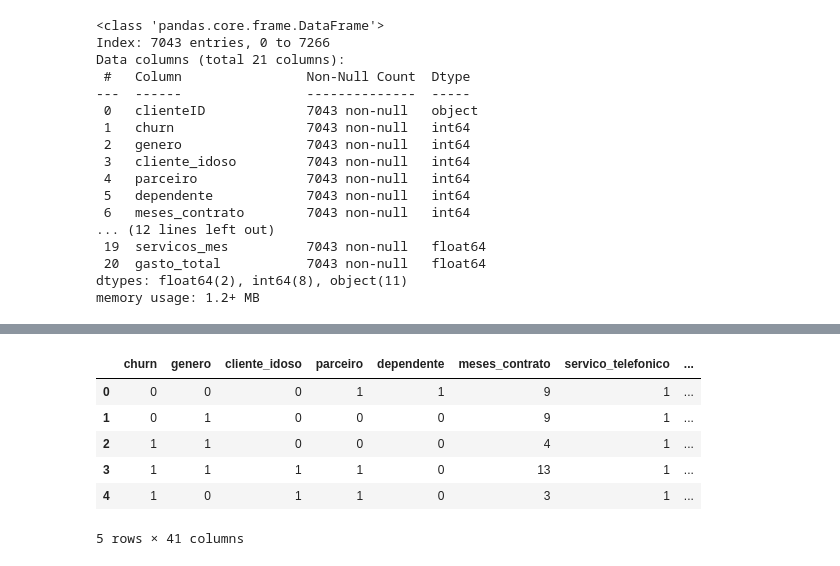
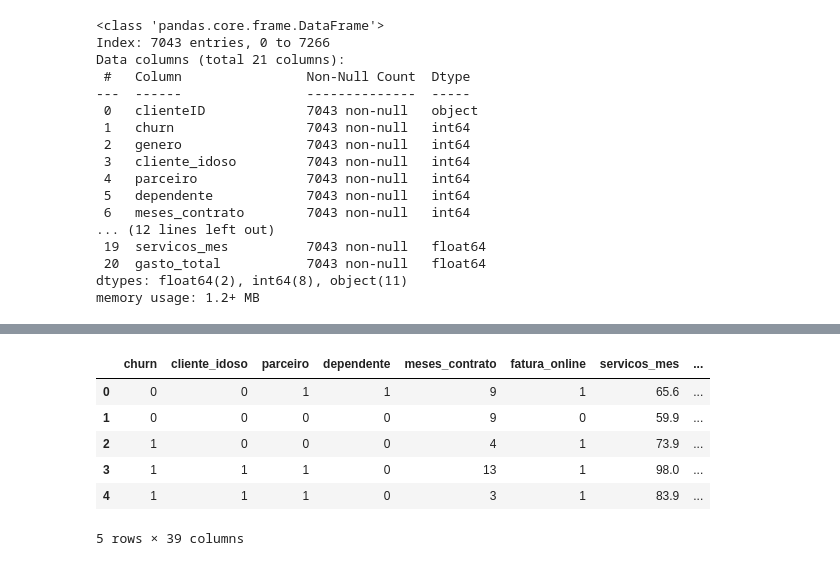
Before and after one commit to Mathsnts18/challenge_alura-novexus, a Jupyter notebook: novexus_churn_rate.ipynb, the cells around one changed output, grey strips where cells are left out. Saved outputs shown, nothing was run; the diff lists cells and outputs as text; code cells hidden in the pictures.

```diff
--- a/novexus_churn_rate.ipynb
+++ b/novexus_churn_rate.ipynb
@@ -443,3 +444,6 @@ O `gasto_total` é bastante relacionada com as colunas `meses_contrato` e `servi
+# %%
+df = df_normalizado.copy()
+df = df.drop(['clienteID', 'genero', 'servico_telefonico'], axis= 1)
 # %% [markdown]
 Com o código executado anteriormente, transformamos variáveis categóricas de 2 valores em binárias.
 
@@ -464,6 +468,3 @@ Data columns (total 21 columns):
  20  gasto_total           7043 non-null   float64
 dtypes: float64(2), int64(8), object(11)
 memory usage: 1.2+ MB
-# %%
-df = df_normalizado.copy()
-df = df.drop('clienteID', axis= 1)
@@ -474,30 +475,17 @@ from sklearn.preprocessing import OneHotEncoder
 # %%
 # Fazendo uma lista das variáveis categoricas
+categ_cols = list(df.select_dtypes('object').columns)
 
-categ_cols = list(df.select_dtypes('object').columns)
+# Criando os dummies
+df_dummies = pd.get_dummies(df[categ_cols], prefix=categ_cols, dtype= 'float')
+df = pd.concat([df, df_dummies], axis=1)
+df.drop(categ_cols, axis=1, inplace=True)
+df.head()
+# %% [output]
+|  | churn | cliente_idoso | parceiro | dependente | meses_contrato | fatura_online | servicos_mes | ... |
+| 0 | 0 | 0 | 1 | 1 | 9 | 1 | 65.6 | ... |
+| 1 | 0 | 0 | 0 | 0 | 9 | 0 | 59.9 | ... |
+| 2 | 1 | 0 | 0 | 0 | 4 | 1 | 73.9 | ... |
+| 3 | 1 | 1 | 1 | 0 | 13 | 1 | 98.0 | ... |
+| 4 | 1 | 1 | 1 | 0 | 3 | 1 | 83.9 | ... |
+5 rows × 39 columns
-# %%
-# Transformando as variaveis categoricas com o One Hot Encoder
-
-OH_encoder = OneHotEncoder(sparse_output= False)
-
-df_ohe = pd.DataFrame(OH_encoder.fit_transform(df[categ_cols]))
-
-df_ohe.index = df.index
-
-df_ohe = df_ohe.astype(int)
-
-df_num = df.drop(categ_cols, axis= 1)
-
-df_ohe = pd.concat([df_num, df_ohe], axis= 1)
-
-df_ohe.columns = df_ohe.columns.astype(str)
-
-df_ohe.head()
-# %% [output]
-|  | churn | genero | cliente_idoso | parceiro | dependente | meses_contrato | servico_telefonico | ... |
-| 0 | 0 | 0 | 0 | 1 | 1 | 9 | 1 | ... |
-| 1 | 0 | 1 | 0 | 0 | 0 | 9 | 1 | ... |
-| 2 | 1 | 1 | 0 | 0 | 0 | 4 | 1 | ... |
-| 3 | 1 | 1 | 1 | 1 | 0 | 13 | 1 | ... |
-| 4 | 1 | 0 | 1 | 1 | 0 | 3 | 1 | ... |
-5 rows × 41 columns
```
Also changed, not shown: parts of 54 cells of this notebook.
